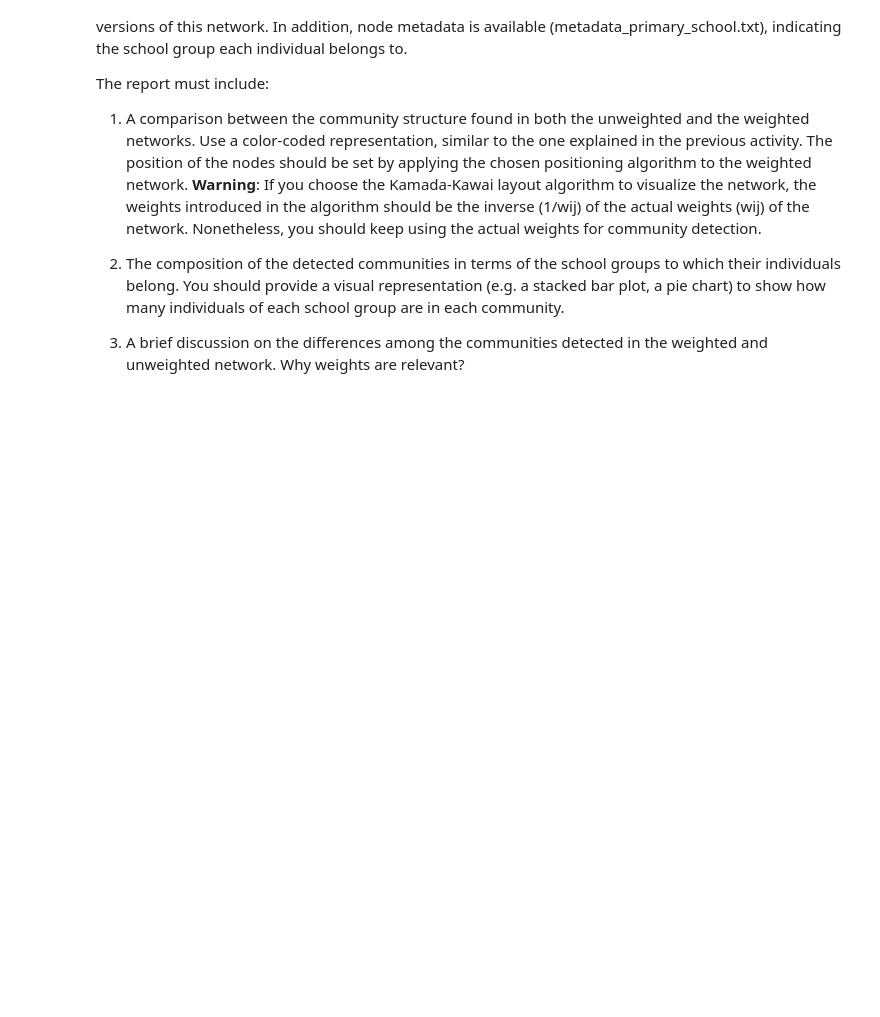
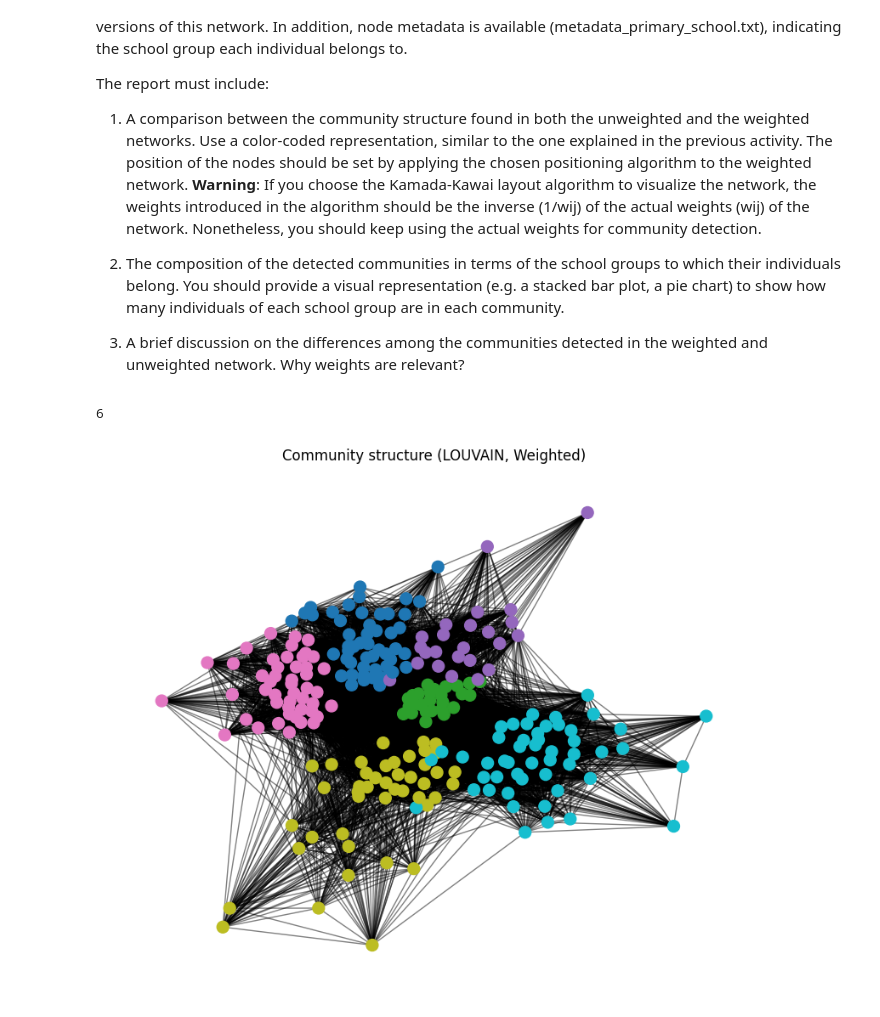
Before and after one commit to imiguelrodriguez/A2_ComplexNetworks, a Jupyter notebook: community_detection.ipynb, the cells around one changed output. Drawn from its saved outputs; the diff is of its cells as text; code cells hidden in the pictures; blank space fills up the shorter version.

```diff
--- a/community_detection.ipynb
+++ b/community_detection.ipynb
@@ -156,3 +187,10 @@ The report must include:
 2. The composition of the detected communities in terms of the school groups to which their individuals belong. You should provide a visual representation (e.g. a stacked bar plot, a pie chart) to show how many individuals of each school group are in each community.
 
 3. A brief discussion on the differences among the communities detected in the weighted and unweighted network. Why weights are relevant?
+# %%
+from utils import visualize_communities_kamada_kawai, CommunityDetectionMethod
+
+visualize_communities_kamada_kawai("A3_primary_school_network/primaryschool_w.net", method=CommunityDetectionMethod.LOUVAIN)
+# %% [output]
+6
+[figure, added]
```
Also changed, not shown: parts of 11 cells of this notebook, 1 other file.
